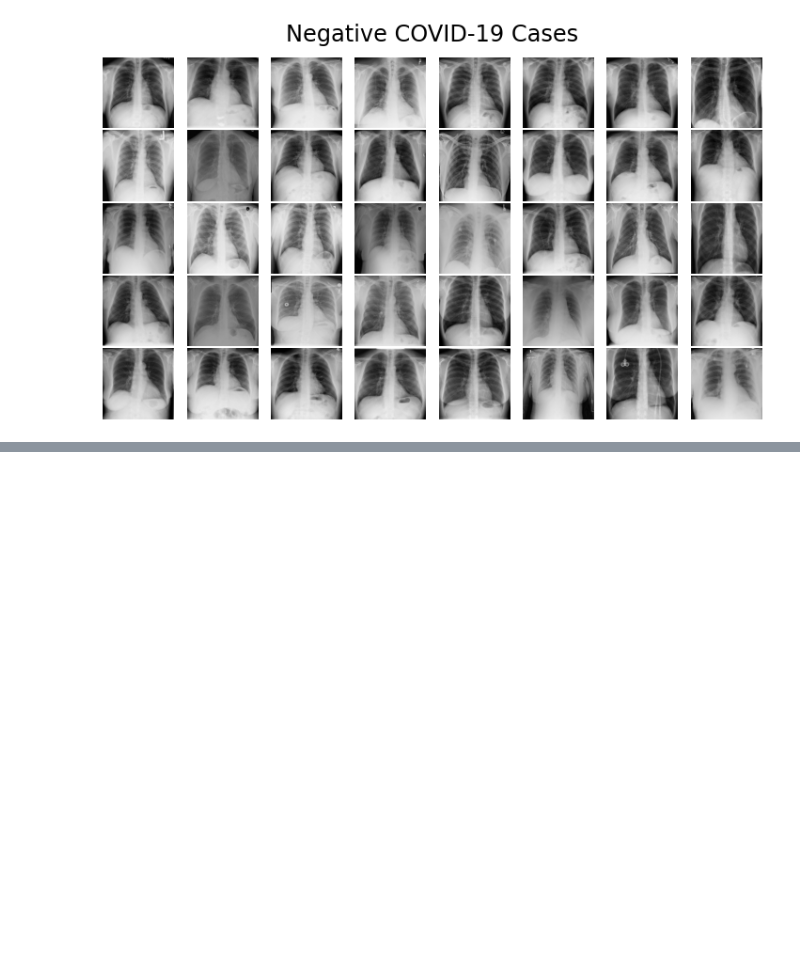
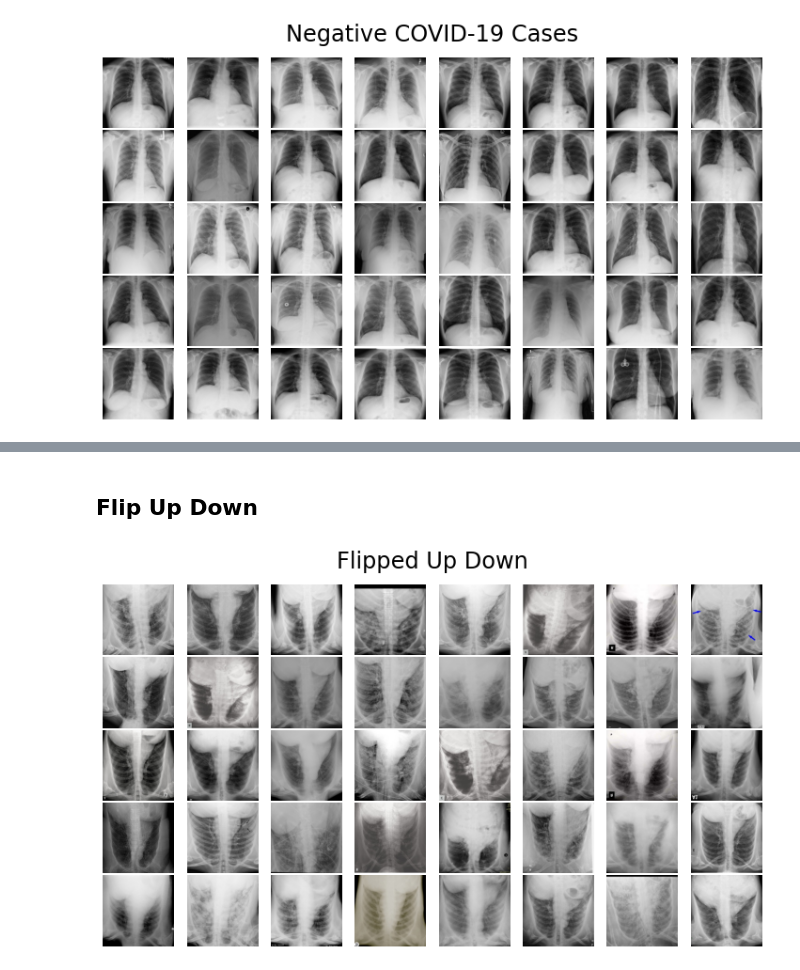
Before and after one commit to casper-hansen/COVID-19-Detection, a Jupyter notebook: Deep_Learning_for_COVID_19.ipynb, the cells around one changed output, grey strips where cells are left out. Cells and saved outputs as stored; diff of their text form; code cells hidden in the pictures; blank space fills up the shorter version.

```diff
--- a/Deep_Learning_for_COVID_19.ipynb
+++ b/Deep_Learning_for_COVID_19.ipynb
@@ -114,0 +195,12 @@ import tensorflow as tf
+# %% [markdown]
+## Flip Up Down
+# %%
+X_train_flipped_up_down = []
+
+for x in X_train:
+    flipped = tf.image.flip_up_down(x)
+    X_train_flipped_up_down.append(flipped.numpy())
+
+plot_images(X_train_flipped_up_down, 'Flipped Up Down')
+# %% [output]
+[figure, added]
```
Also changed, not shown: parts of 22 cells of this notebook.
